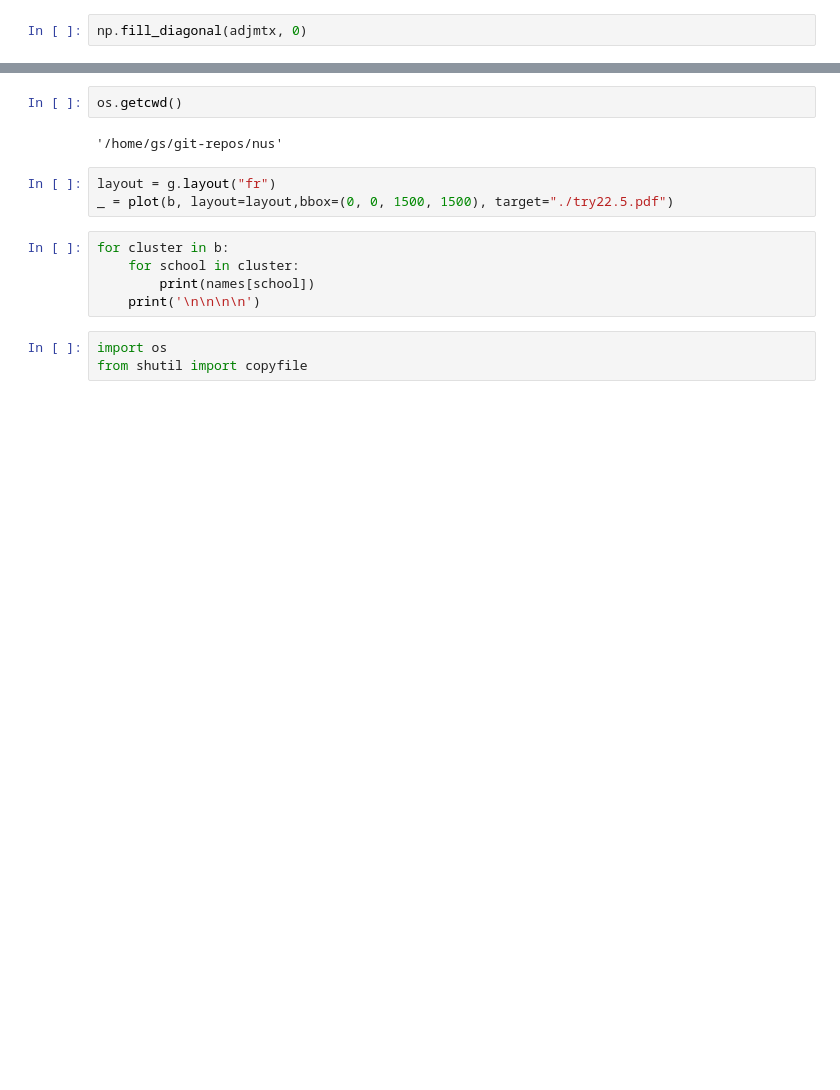
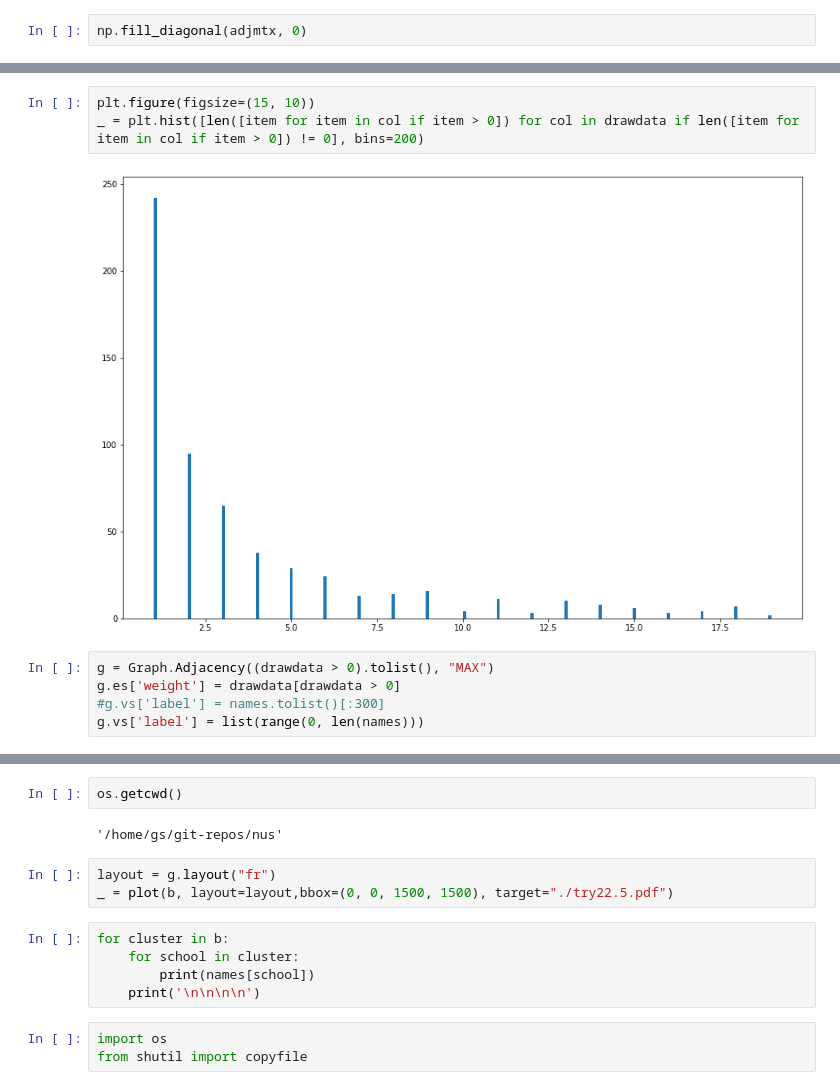
Before and after one commit to Langford-tang/University-Logo-Deep-Learning-Community-Detection, a Jupyter notebook: src/China-Sample-3d.ipynb, the cells around one changed output, grey strips where cells are left out. Saved outputs shown, nothing was run; the diff lists cells and outputs as text; blank space fills up the shorter version.

```diff
--- a/src/China-Sample-3d.ipynb
+++ b/src/China-Sample-3d.ipynb
@@ -74,3 +82,13 @@ g.vs['label'] = list(range(0, len(names)))
+# %%
+plt.figure(figsize=(15, 10))
+_ = plt.hist([len([item for item in col if item > 0]) for col in drawdata if len([item for item in col if item > 0]) != 0], bins=200)
+# %% [output]
+[figure, added]
+# %%
+g = Graph.Adjacency((drawdata > 0).tolist(), "MAX")
+g.es['weight'] = drawdata[drawdata > 0]
+#g.vs['label'] = names.tolist()[:300]
+g.vs['label'] = list(range(0, len(names)))
 # %%
 b = g.community_leading_eigenvector(weights=g.es["weight"])
 b.summary()
```
Also changed, not shown: parts of 33 cells of this notebook.
